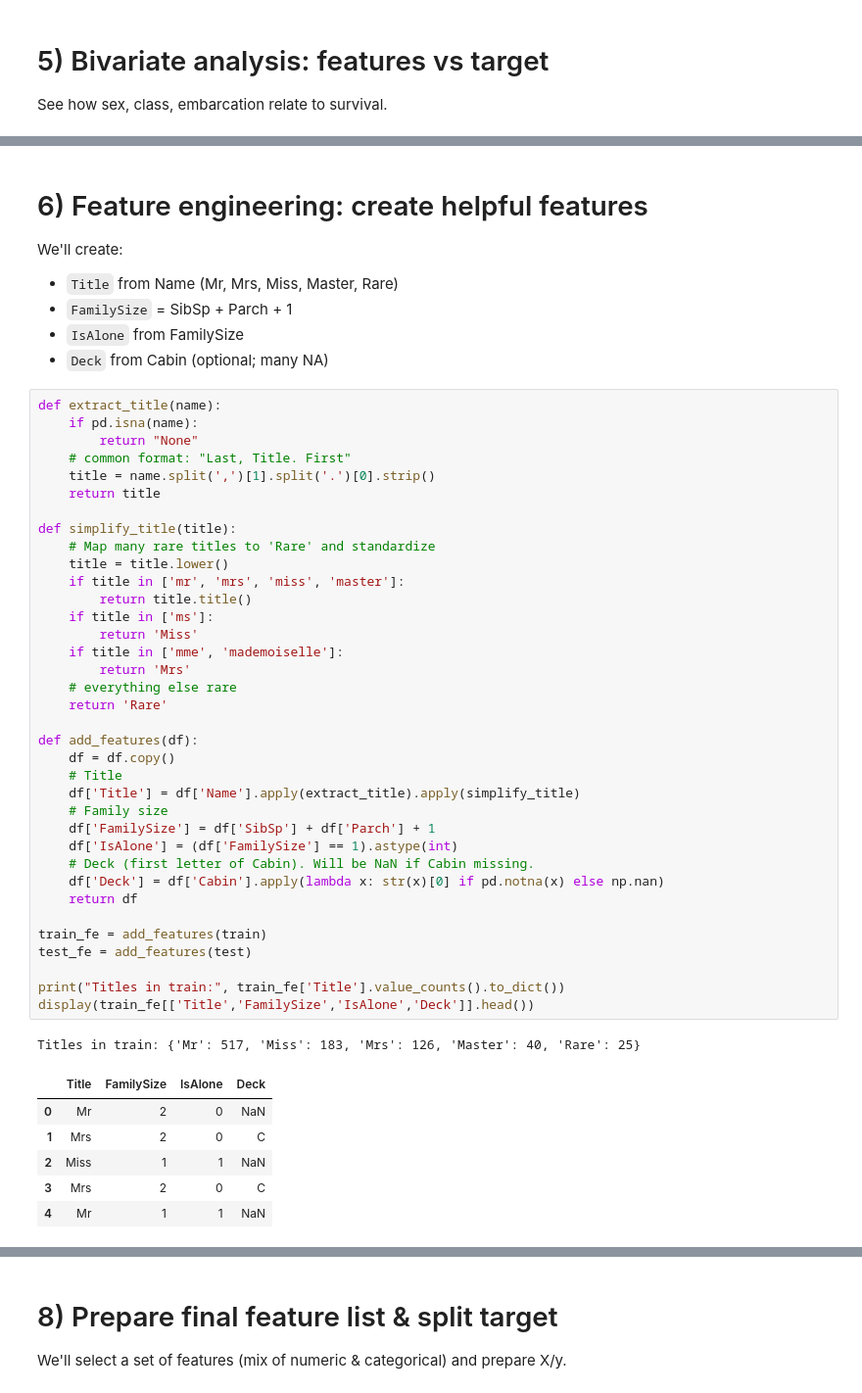
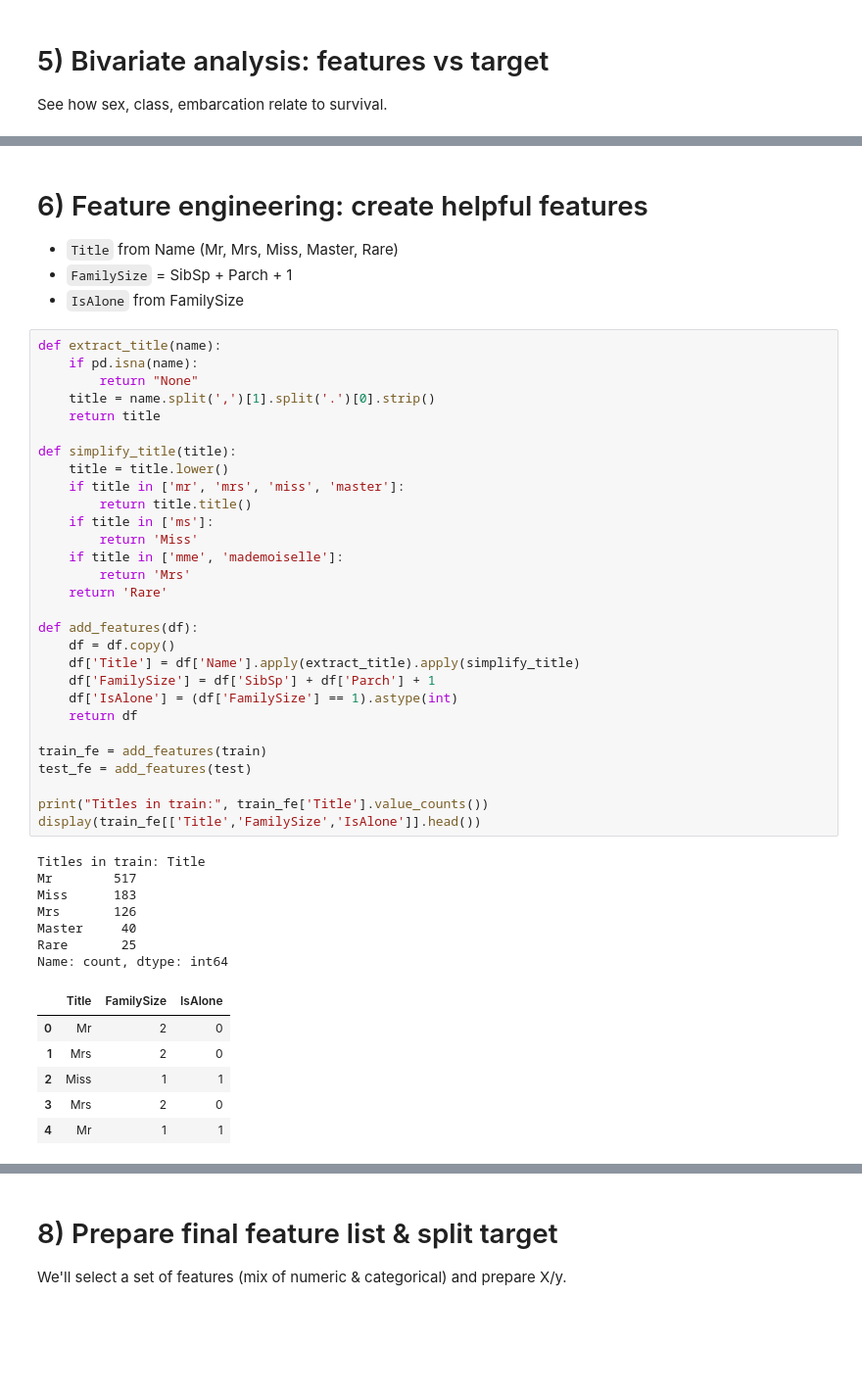
Before and after one commit to routh-vishal/titanic-survival-project, a Jupyter notebook: notebooks/titanic_survival.ipynb, the cells around one changed output, grey strips where cells are left out. Shown at 98% size. Cells and saved outputs as stored; diff of their text form; blank space fills up the shorter version.

```diff
--- a/notebooks/titanic_survival.ipynb
+++ b/notebooks/titanic_survival.ipynb
@@ -128,54 +125,51 @@ train.drop(columns=['AgeBin'], inplace=True)
 # %% [markdown]
 # 6) Feature engineering: create helpful features
 
-We'll create:
 - `Title` from Name (Mr, Mrs, Miss, Master, Rare)
 - `FamilySize` = SibSp + Parch + 1
 - `IsAlone` from FamilySize
-- `Deck` from Cabin (optional; many NA)
 # %%
 def extract_title(name):
     if pd.isna(name):
         return "None"
-    # common format: "Last, Title. First"
     title = name.split(',')[1].split('.')[0].strip()
     return title
 
 def simplify_title(title):
-    # Map many rare titles to 'Rare' and standardize
     title = title.lower()
     if title in ['mr', 'mrs', 'miss', 'master']:
         return title.title()
     if title in ['ms']:
         return 'Miss'
     if title in ['mme', 'mademoiselle']:
         return 'Mrs'
-    # everything else rare
     return 'Rare'
 
 def add_features(df):
     df = df.copy()
-    # Title
     df['Title'] = df['Name'].apply(extract_title).apply(simplify_title)
-    # Family size
     df['FamilySize'] = df['SibSp'] + df['Parch'] + 1
     df['IsAlone'] = (df['FamilySize'] == 1).astype(int)
-    # Deck (first letter of Cabin). Will be NaN if Cabin missing.
-    df['Deck'] = df['Cabin'].apply(lambda x: str(x)[0] if pd.notna(x) else np.nan)
     return df
 
 train_fe = add_features(train)
 test_fe = add_features(test)
 
-print("Titles in train:", train_fe['Title'].value_counts().to_dict())
-display(train_fe[['Title','FamilySize','IsAlone','Deck']].head())
+print("Titles in train:", train_fe['Title'].value_counts())
+display(train_fe[['Title','FamilySize','IsAlone']].head())
 # %% [output]
-Titles in train: {'Mr': 517, 'Miss': 183, 'Mrs': 126, 'Master': 40, 'Rare': 25}
+Titles in train: Title
+Mr        517
+Miss      183
+Mrs       126
+Master     40
+Rare       25
+Name: count, dtype: int64
-|  | Title | FamilySize | IsAlone | Deck |
-| 0 | Mr | 2 | 0 | NaN |
-| 1 | Mrs | 2 | 0 | C |
-| 2 | Miss | 1 | 1 | NaN |
-| 3 | Mrs | 2 | 0 | C |
-| 4 | Mr | 1 | 1 | NaN |
+|  | Title | FamilySize | IsAlone |
+| 0 | Mr | 2 | 0 |
+| 1 | Mrs | 2 | 0 |
+| 2 | Miss | 1 | 1 |
+| 3 | Mrs | 2 | 0 |
+| 4 | Mr | 1 | 1 |
 # %% [markdown]
 # 7) Handle missing values with domain-specific logic
```
Also changed, not shown: parts of 27 cells of this notebook, 14 other files.
